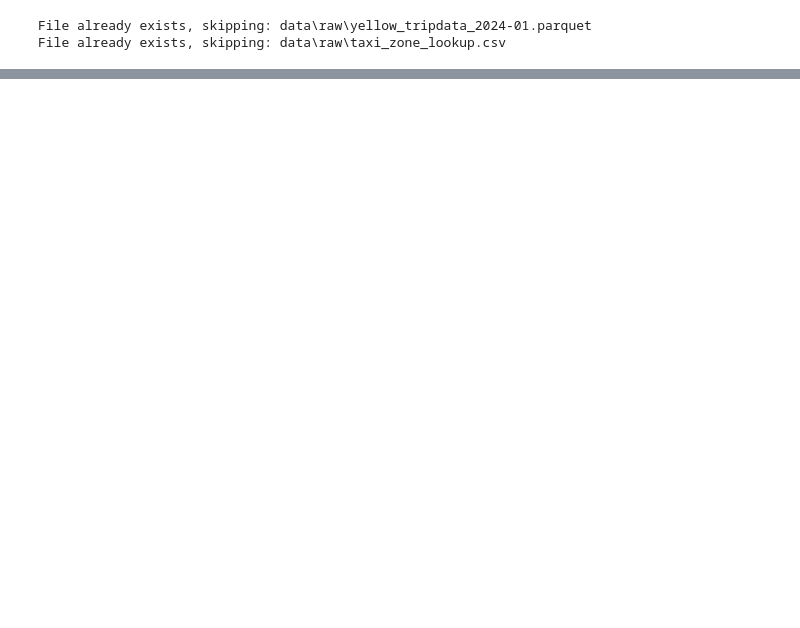
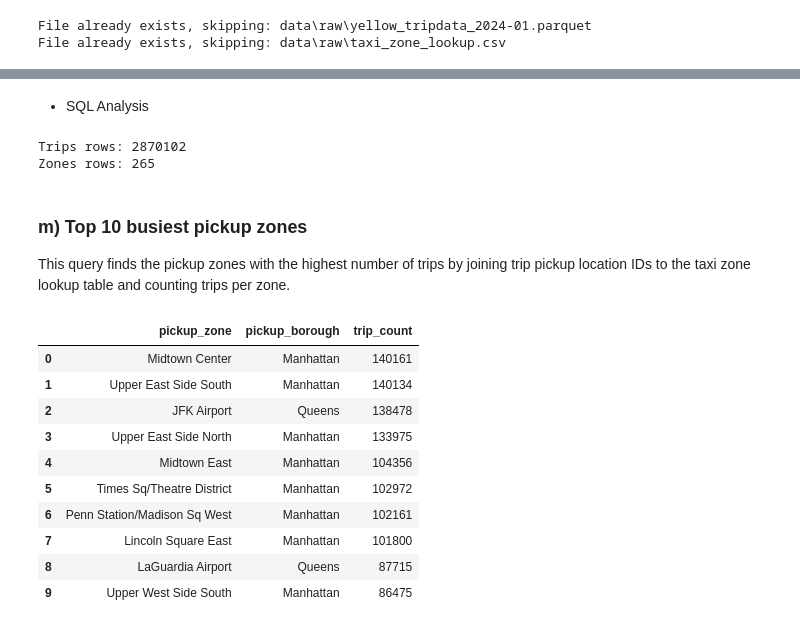
Before and after one commit to lillyem/COMP3610_A1, a Jupyter notebook: assignment1.ipynb, the cells around one changed output, grey strips where cells are left out. Drawn from its saved outputs; the diff is of its cells as text; code cells hidden in the pictures; blank space fills up the shorter version.

```diff
--- a/assignment1.ipynb
+++ b/assignment1.ipynb
@@ -143,0 +293,55 @@ shape: (9, 20)
+# %% [markdown]
+- SQL Analysis
+# %%
+# Setup to use duckdb
+import duckdb
+import polars as pl
+from pathlib import Path
+
+LOOKUP_PATH = Path("data/raw/taxi_zone_lookup.csv")
+if not LOOKUP_PATH.exists():
+    raise FileNotFoundError(f"Missing file: {LOOKUP_PATH}. Run the download step first.")
+
+# Load lookup with Polars
+zones_df = pl.read_csv(str(LOOKUP_PATH))
+
+# DuckDB in-memory connection
+con = duckdb.connect(database=":memory:")
+
+# Register Polars dataframes via Arrow
+con.register("trips", df_features.to_arrow())
+con.register("zones", zones_df.to_arrow())
+
+print("Trips rows:", con.sql("SELECT COUNT(*) FROM trips").fetchone()[0])
+print("Zones rows:", con.sql("SELECT COUNT(*) FROM zones").fetchone()[0])
+# %% [output]
+Trips rows: 2870102
+Zones rows: 265
+# %% [markdown]
+### m) Top 10 busiest pickup zones
+This query finds the pickup zones with the highest number of trips by joining trip pickup location IDs to the taxi zone lookup table and counting trips per zone.
+# %%
+con.sql("""
+SELECT
+  z."Zone" AS pickup_zone,
+  z."Borough" AS pickup_borough,
+  COUNT(*) AS trip_count
+FROM trips t
+JOIN zones z
+  ON t."PULocationID" = z."LocationID"
+GROUP BY 1, 2
+ORDER BY trip_count DESC
+LIMIT 10;
+""").df()
+# %% [output]
+|  | pickup_zone | pickup_borough | trip_count |
+| 0 | Midtown Center | Manhattan | 140161 |
+| 1 | Upper East Side South | Manhattan | 140134 |
+| 2 | JFK Airport | Queens | 138478 |
+| 3 | Upper East Side North | Manhattan | 133975 |
+| 4 | Midtown East | Manhattan | 104356 |
+| 5 | Times Sq/Theatre District | Manhattan | 102972 |
+| 6 | Penn Station/Madison Sq West | Manhattan | 102161 |
+| 7 | Lincoln Square East | Manhattan | 101800 |
+| 8 | LaGuardia Airport | Queens | 87715 |
+| 9 | Upper West Side South | Manhattan | 86475 |
```
Also changed, not shown: parts of 17 cells of this notebook.
